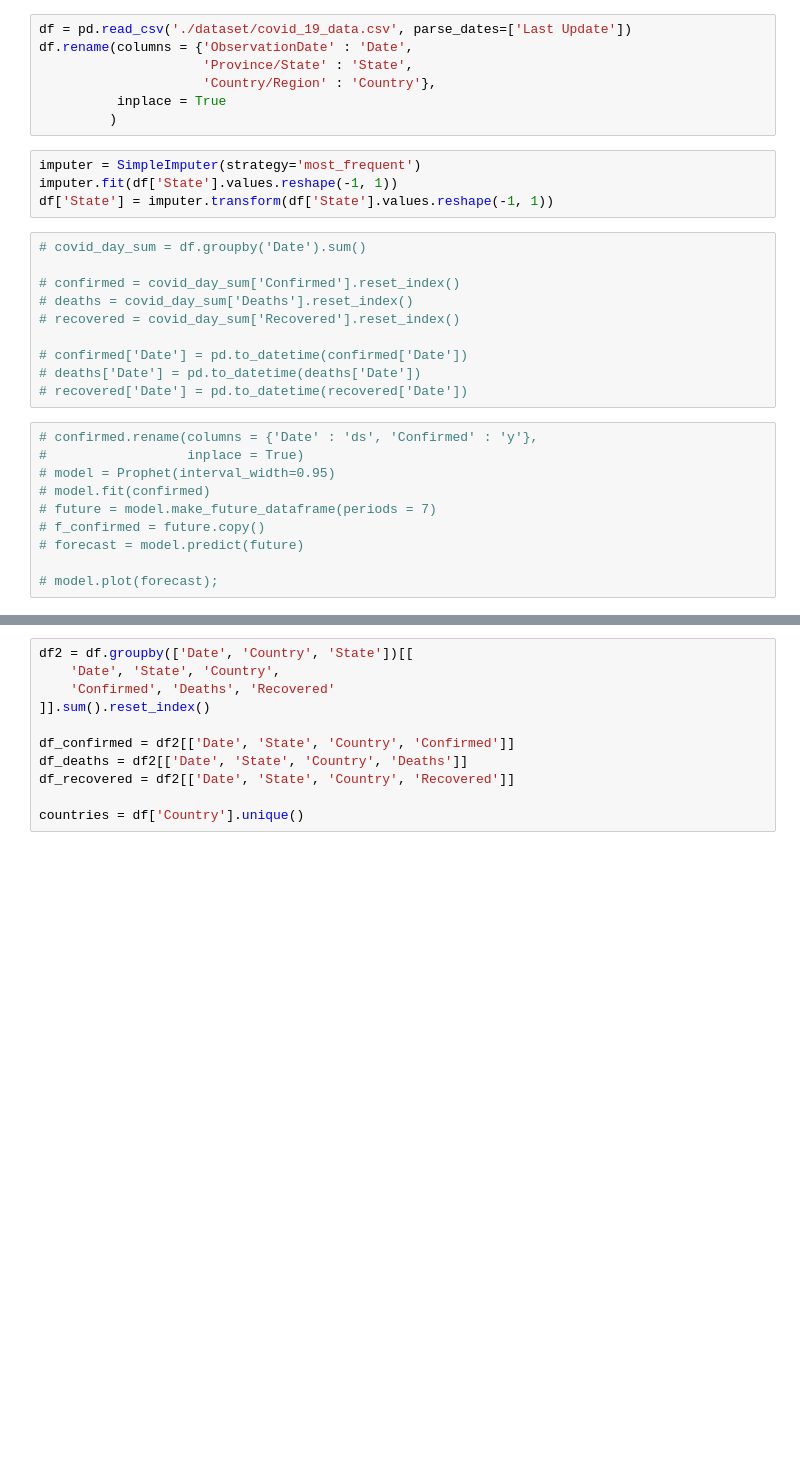
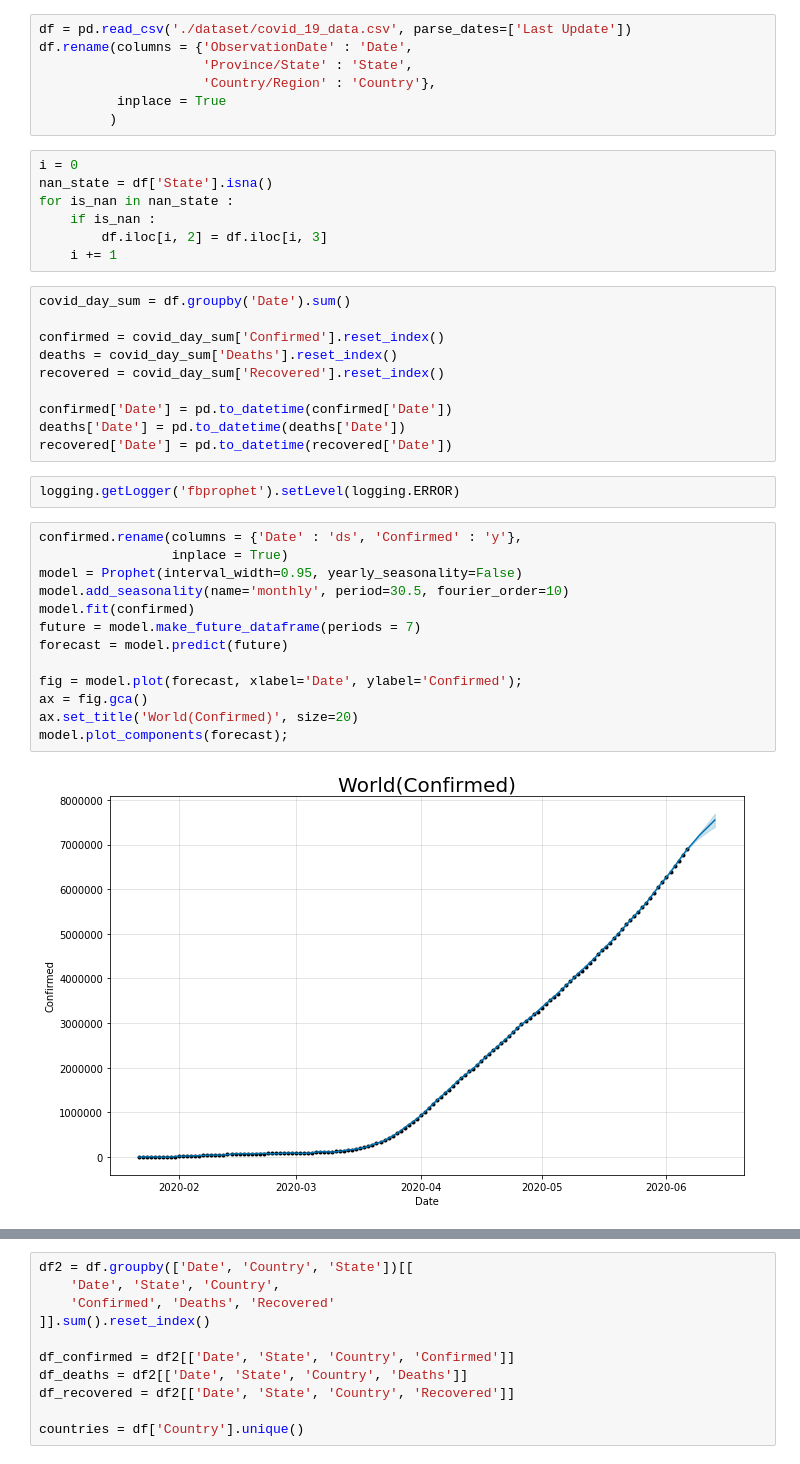
Before and after one commit to Mizushinku/FDA_Project, a Jupyter notebook: main.py.ipynb, the cells around one changed output, grey strips where cells are left out. Drawn from its saved outputs; the diff is of its cells as text; blank space fills up the shorter version.

Commit message:
add plot

```diff
--- a/main.py.ipynb
+++ b/main.py.ipynb
@@ -13,27 +29,37 @@ df.rename(columns = {'ObservationDate' : 'Date',
                      'Country/Region' : 'Country'},
           inplace = True
          )
-# %%
-imputer = SimpleImputer(strategy='most_frequent')
-imputer.fit(df['State'].values.reshape(-1, 1))
-df['State'] = imputer.transform(df['State'].values.reshape(-1, 1))
+# %%
+i = 0
+nan_state = df['State'].isna()
+for is_nan in nan_state :
+    if is_nan :
+        df.iloc[i, 2] = df.iloc[i, 3]
+    i += 1
 # %%
-# covid_day_sum = df.groupby('Date').sum()
+covid_day_sum = df.groupby('Date').sum()
 
-# confirmed = covid_day_sum['Confirmed'].reset_index()
-# deaths = covid_day_sum['Deaths'].reset_index()
-# recovered = covid_day_sum['Recovered'].reset_index()
+confirmed = covid_day_sum['Confirmed'].reset_index()
+deaths = covid_day_sum['Deaths'].reset_index()
+recovered = covid_day_sum['Recovered'].reset_index()
 
-# confirmed['Date'] = pd.to_datetime(confirmed['Date'])
-# deaths['Date'] = pd.to_datetime(deaths['Date'])
-# recovered['Date'] = pd.to_datetime(recovered['Date'])
+confirmed['Date'] = pd.to_datetime(confirmed['Date'])
+deaths['Date'] = pd.to_datetime(deaths['Date'])
+recovered['Date'] = pd.to_datetime(recovered['Date'])
+# %%
+logging.getLogger('fbprophet').setLevel(logging.ERROR)
 # %%
-# confirmed.rename(columns = {'Date' : 'ds', 'Confirmed' : 'y'},
-#                  inplace = True)
-# model = Prophet(interval_width=0.95)
-# model.fit(confirmed)
-# future = model.make_future_dataframe(periods = 7)
-# f_confirmed = future.copy()
-# forecast = model.predict(future)
+confirmed.rename(columns = {'Date' : 'ds', 'Confirmed' : 'y'},
+                 inplace = True)
+model = Prophet(interval_width=0.95, yearly_seasonality=False)
+model.add_seasonality(name='monthly', period=30.5, fourier_order=10)
+model.fit(confirmed)
+future = model.make_future_dataframe(periods = 7)
+forecast = model.predict(future)
 
-# model.plot(forecast);
+fig = model.plot(forecast, xlabel='Date', ylabel='Confirmed');
+ax = fig.gca()
+ax.set_title('World(Confirmed)', size=20)
+model.plot_components(forecast);
+# %% [output]
+[figure, added]
```
Also changed, not shown: parts of 6 cells of this notebook.
